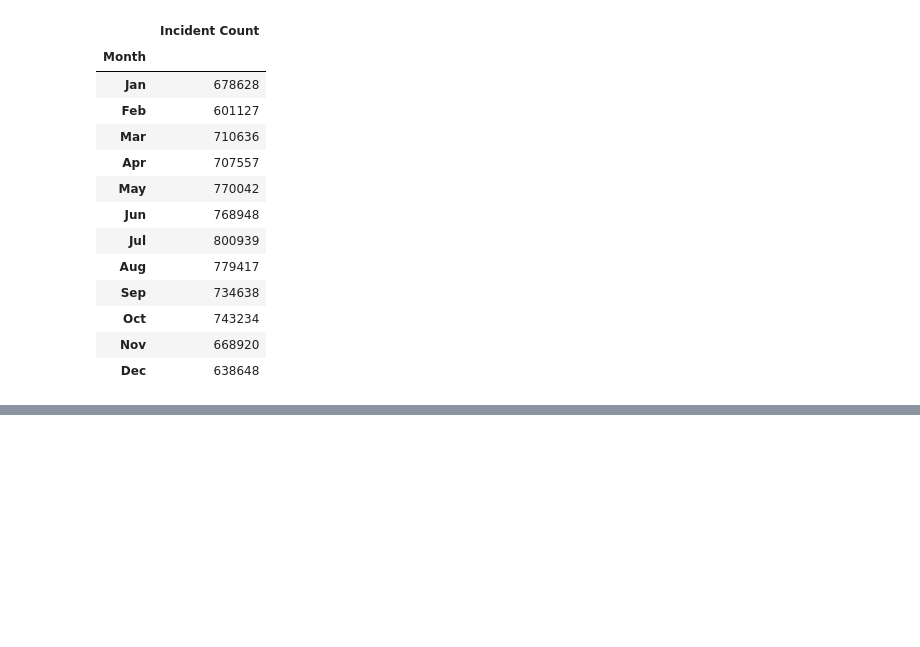
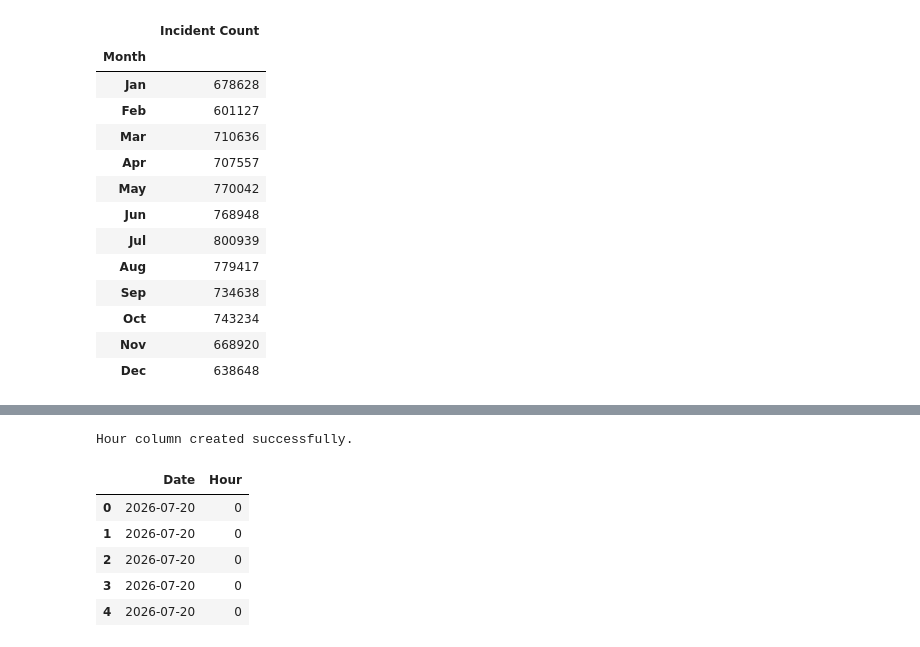
Before and after one commit to arnavon2005/Army_Provost_ML_Project, a Jupyter notebook: 04_Exploratory_Data_Analysis.ipynb, the cells around one changed output, grey strips where cells are left out. Saved outputs shown, nothing was run; the diff lists cells and outputs as text; code cells hidden in the pictures; blank space fills up the shorter version.

```diff
--- a/04_Exploratory_Data_Analysis.ipynb
+++ b/04_Exploratory_Data_Analysis.ipynb
@@ -572,3 +572,11 @@ Figure saved successfully:
 | Oct | 743234 |
 | Nov | 668920 |
 | Dec | 638648 |
+# %%
+# ==========================================================
+# Create Day of Week Column
+# ==========================================================
+
+chicago_df["DayOfWeek"] = chicago_df["Date"].dt.day_name()
+
+print("DayOfWeek column created successfully.")
@@ -574,0 +697,20 @@ Figure saved successfully:
+# %%
+# ==========================================================
+# Create Hour Column
+# ==========================================================
+
+chicago_df["Hour"] = chicago_df["Date"].dt.hour
+
+print("Hour column created successfully.")
+
+display(
+    chicago_df[["Date", "Hour"]].head()
+)
+# %% [output]
+Hour column created successfully.
+|  | Date | Hour |
+| 0 | 2026-07-20 | 0 |
+| 1 | 2026-07-20 | 0 |
+| 2 | 2026-07-20 | 0 |
+| 3 | 2026-07-20 | 0 |
+| 4 | 2026-07-20 | 0 |
```
Also changed, not shown: parts of 3 cells of this notebook.
